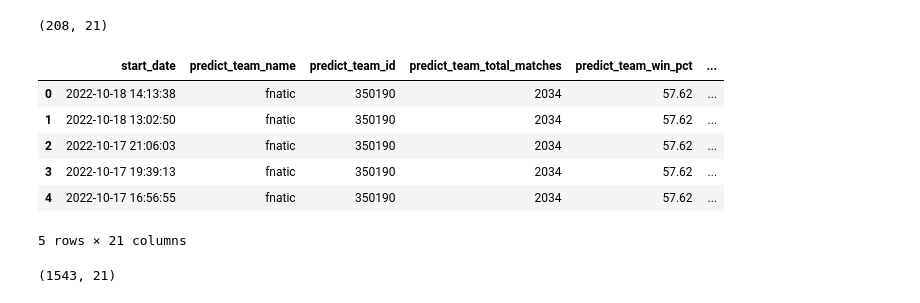
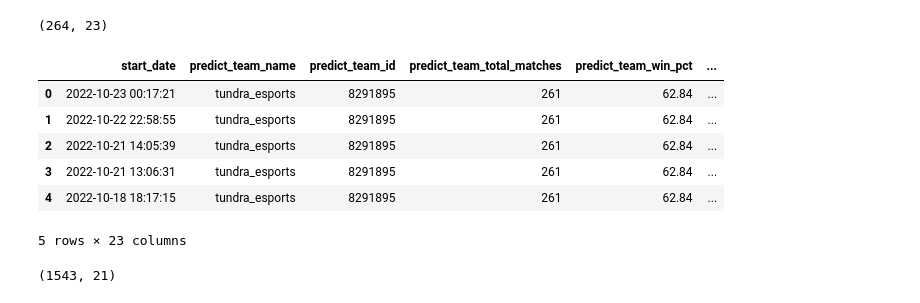
Before and after one commit to johnnyoso/MachineLearningWebApp, a Jupyter notebook: deploy-mlmodel-project/DotaLogisticRegression.ipynb, the cells around one changed output. Saved outputs shown, nothing was run; the diff lists cells and outputs as text; code cells hidden in the pictures.

```diff
--- a/deploy-mlmodel-project/DotaLogisticRegression.ipynb
+++ b/deploy-mlmodel-project/DotaLogisticRegression.ipynb
@@ -167,6 +161,18 @@ def get_predict_data(predict_team_dict, opposing_team_dict):
     return predict_data_df
 # %%
 tundra_esports_profile_df = get_predict_data(tundra_esports_matches_json[0], team_secret_matches_json[0])
+# %%
+def predict_team_score(item):
+    if item['radiant'] == True:
+        return item['radiant_score']
+    else:
+        return item['dire_score']
+# %%
+def opposing_team_score(item):
+    if item['radiant'] == True:
+        return item['dire_score']
+    else:
+        return item['radiant_score']
 # %%
 # Convert the team matches json to a dataframe
 def team_matches_df(team_matches_json, predict_team_name, predict_team_id):
@@ -191,7 +197,9 @@ def team_matches_df(team_matches_json, predict_team_name, predict_team_id):
                                                        item['radiant'],
                                                        item['duration'],
                                                        item['match_id'],
-                                                       match_outcome(item['radiant_win'], item['radiant'])) for index, item in enumerate(team_matches_json)],
+                                                       match_outcome(item['radiant_win'], item['radiant']),
+                                                       predict_team_score(item),
+                                                       opposing_team_score(item)) for index, item in enumerate(team_matches_json)],
                       columns = ['start_date',
                                  'predict_team_name',
                                  'predict_team_id',
@@ -212,25 +220,27 @@ def team_matches_df(team_matches_json, predict_team_name, predict_team_id):
                                  'radiant',
                                  'duration',
                                  'match_id',
-                                 'match_outcome'])
+                                 'match_outcome',
+                                 'predict_team_score',
+                                 'opposing_team_score'])
 
     return all_matches_df
 # %%
-royal_never_give_up_matches_df = team_matches_df(royal_never_give_up_matches_json, 'royal_never_give_up', 6209804)
+tundra_esports_matches_df = team_matches_df(tundra_esports_matches_json, 'tundra_esports', 8291895)
 # %%
-entity_matches_df.shape
+tundra_esports_matches_df.shape
 # %% [output]
-(208, 21)
+(264, 23)
 # %%
-fnatic_matches_df.head()
+tundra_esports_matches_df.head()
 # %% [output]
 |  | start_date | predict_team_name | predict_team_id | predict_team_total_matches | predict_team_win_pct | ... |
-| 0 | 2022-10-18 14:13:38 | fnatic | 350190 | 2034 | 57.62 | ... |
-| 1 | 2022-10-18 13:02:50 | fnatic | 350190 | 2034 | 57.62 | ... |
-| 2 | 2022-10-17 21:06:03 | fnatic | 350190 | 2034 | 57.62 | ... |
-| 3 | 2022-10-17 19:39:13 | fnatic | 350190 | 2034 | 57.62 | ... |
-| 4 | 2022-10-17 16:56:55 | fnatic | 350190 | 2034 | 57.62 | ... |
+| 0 | 2022-10-23 00:17:21 | tundra_esports | 8291895 | 261 | 62.84 | ... |
+| 1 | 2022-10-22 22:58:55 | tundra_esports | 8291895 | 261 | 62.84 | ... |
+| 2 | 2022-10-21 14:05:39 | tundra_esports | 8291895 | 261 | 62.84 | ... |
+| 3 | 2022-10-21 13:06:31 | tundra_esports | 8291895 | 261 | 62.84 | ... |
+| 4 | 2022-10-18 18:17:15 | tundra_esports | 8291895 | 261 | 62.84 | ... |
-5 rows × 21 columns
+5 rows × 23 columns
 # %%
 team_secret_matches_df.dropna(inplace=True)
 # %%
```
Also changed, not shown: parts of 3 cells of this notebook, 8 other files.
